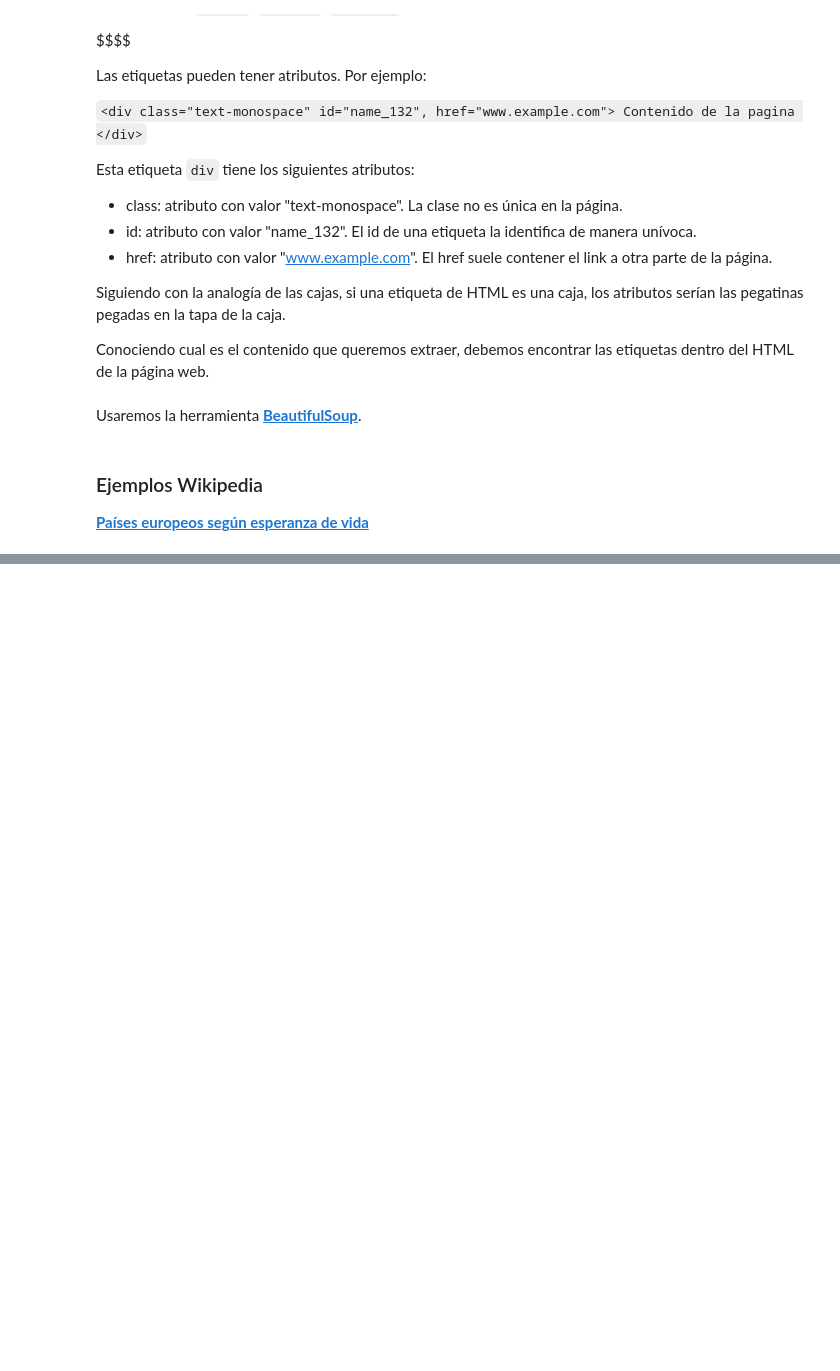
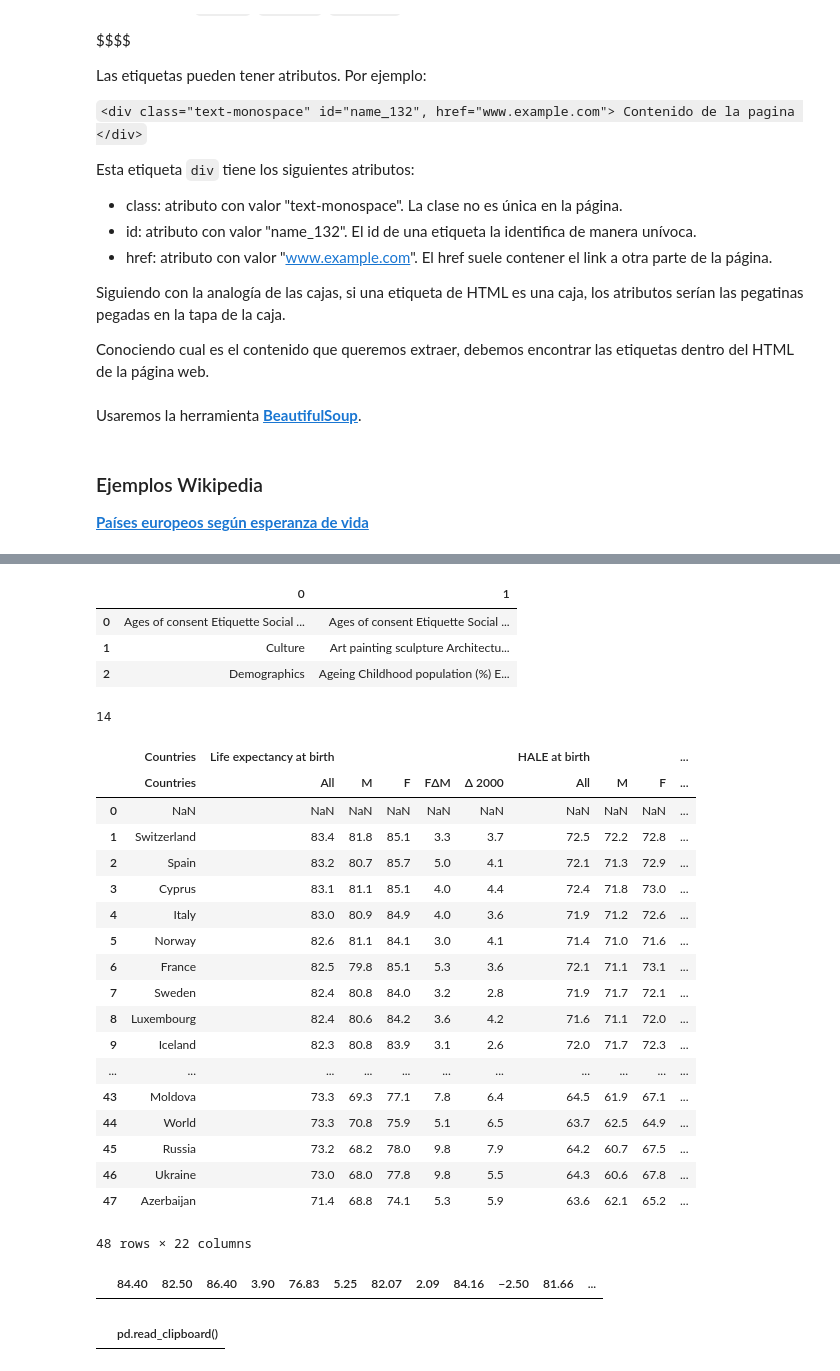
Before and after one commit to dataptmad0124/lessons, a Jupyter notebook: m1/20240219_Web_Scraping_bs4.ipynb, the cells around one changed output, grey strips where cells are left out. Cells and saved outputs as stored; diff of their text form; code cells hidden in the pictures; blank space fills up the shorter version.

```diff
--- a/m1/20240219_Web_Scraping_bs4.ipynb
+++ b/m1/20240219_Web_Scraping_bs4.ipynb
@@ -67,3 +77,5 @@ Usaremos la herramienta **[BeautifulSoup](https://www.crummy.com/software/Beauti
 ### Ejemplos Wikipedia
 
 **[Países europeos según esperanza de vida](https://en.wikipedia.org/wiki/List_of_European_countries_by_life_expectancy)**
+# %%
+url = 'https://en.wikipedia.org/wiki/List_of_European_countries_by_life_expectancy'
@@ -69,0 +249,2 @@ Usaremos la herramienta **[BeautifulSoup](https://www.crummy.com/software/Beauti
+# %%
+tablas = pd.read_html(url)
@@ -69,0 +272,41 @@ Usaremos la herramienta **[BeautifulSoup](https://www.crummy.com/software/Beauti
+# %%
+tablas[-1]
+# %% [output]
+|  | 0 | 1 |
+| 0 | Ages of consent Etiquette Social ... | Ages of consent Etiquette Social ... |
+| 1 | Culture | Art painting sculpture Architectu... |
+| 2 | Demographics | Ageing Childhood population (%) E... |
+# %%
+len(tablas)
+# %% [output]
+14
+# %%
+tablas[2]
+# %% [output]
+|  | Countries | Life expectancy at birth |  |  |  |  | HALE at birth |  |  | ... |
+|  | Countries | All | M | F | FΔM | Δ 2000 | All | M | F | ... |
+| 0 | NaN | NaN | NaN | NaN | NaN | NaN | NaN | NaN | NaN | ... |
+| 1 | Switzerland | 83.4 | 81.8 | 85.1 | 3.3 | 3.7 | 72.5 | 72.2 | 72.8 | ... |
+| 2 | Spain | 83.2 | 80.7 | 85.7 | 5.0 | 4.1 | 72.1 | 71.3 | 72.9 | ... |
+| 3 | Cyprus | 83.1 | 81.1 | 85.1 | 4.0 | 4.4 | 72.4 | 71.8 | 73.0 | ... |
+| 4 | Italy | 83.0 | 80.9 | 84.9 | 4.0 | 3.6 | 71.9 | 71.2 | 72.6 | ... |
+| 5 | Norway | 82.6 | 81.1 | 84.1 | 3.0 | 4.1 | 71.4 | 71.0 | 71.6 | ... |
+| 6 | France | 82.5 | 79.8 | 85.1 | 5.3 | 3.6 | 72.1 | 71.1 | 73.1 | ... |
+| 7 | Sweden | 82.4 | 80.8 | 84.0 | 3.2 | 2.8 | 71.9 | 71.7 | 72.1 | ... |
+| 8 | Luxembourg | 82.4 | 80.6 | 84.2 | 3.6 | 4.2 | 71.6 | 71.1 | 72.0 | ... |
+| 9 | Iceland | 82.3 | 80.8 | 83.9 | 3.1 | 2.6 | 72.0 | 71.7 | 72.3 | ... |
+| ... | ... | ... | ... | ... | ... | ... | ... | ... | ... | ... |
+| 43 | Moldova | 73.3 | 69.3 | 77.1 | 7.8 | 6.4 | 64.5 | 61.9 | 67.1 | ... |
+| 44 | World | 73.3 | 70.8 | 75.9 | 5.1 | 6.5 | 63.7 | 62.5 | 64.9 | ... |
+| 45 | Russia | 73.2 | 68.2 | 78.0 | 9.8 | 7.9 | 64.2 | 60.7 | 67.5 | ... |
+| 46 | Ukraine | 73.0 | 68.0 | 77.8 | 9.8 | 5.5 | 64.3 | 60.6 | 67.8 | ... |
+| 47 | Azerbaijan | 71.4 | 68.8 | 74.1 | 5.3 | 5.9 | 63.6 | 62.1 | 65.2 | ... |
+48 rows × 22 columns
+# %%
+pd.read_clipboard()   # ctrl+v, tienes que hacer ctrl+c en la pagina primero
+# %% [output]
+|  | 84.40 | 82.50 | 86.40 | 3.90 | 76.83 | 5.25 | 82.07 | 2.09 | 84.16 | −2.50 | 81.66 | ... |
+# %%
+pd.read_clipboard()
+# %% [output]
+|  | pd.read_clipboard() |
```
Also changed, not shown: parts of 23 cells of this notebook, 1 other file.
